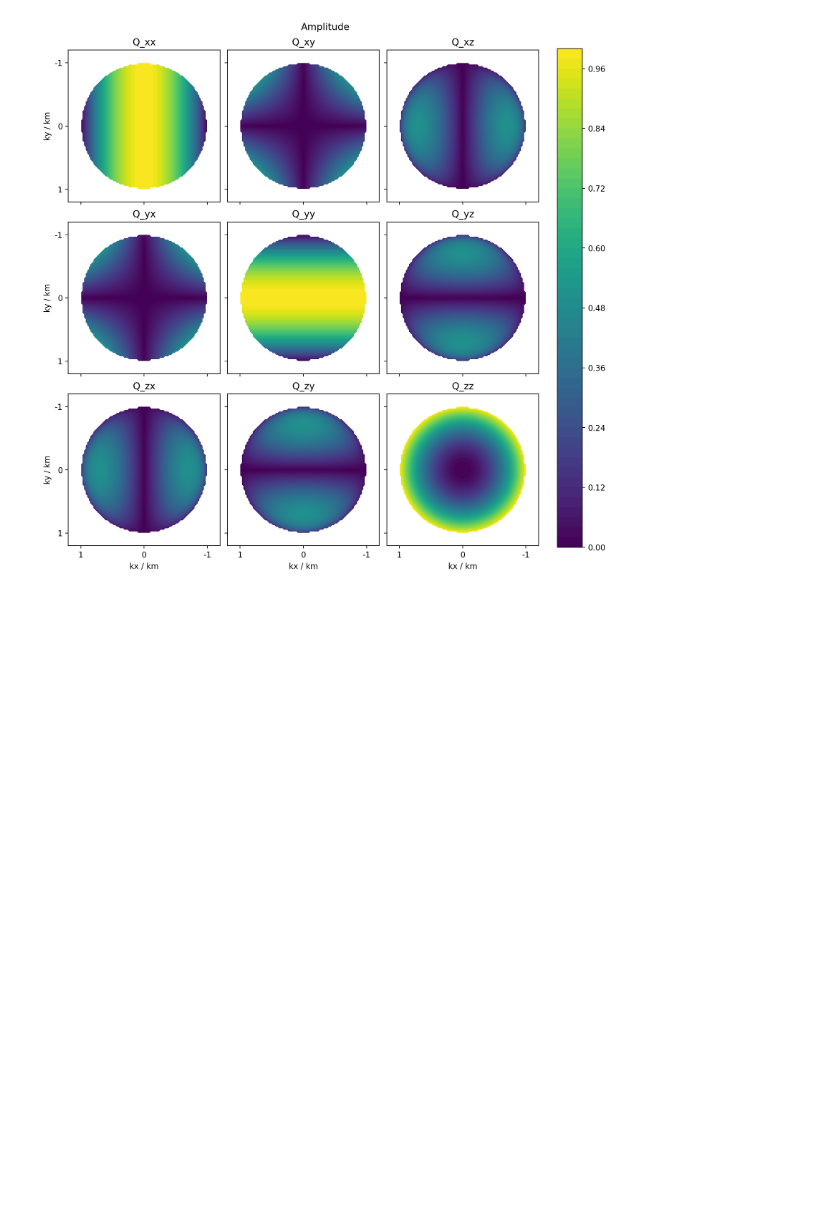
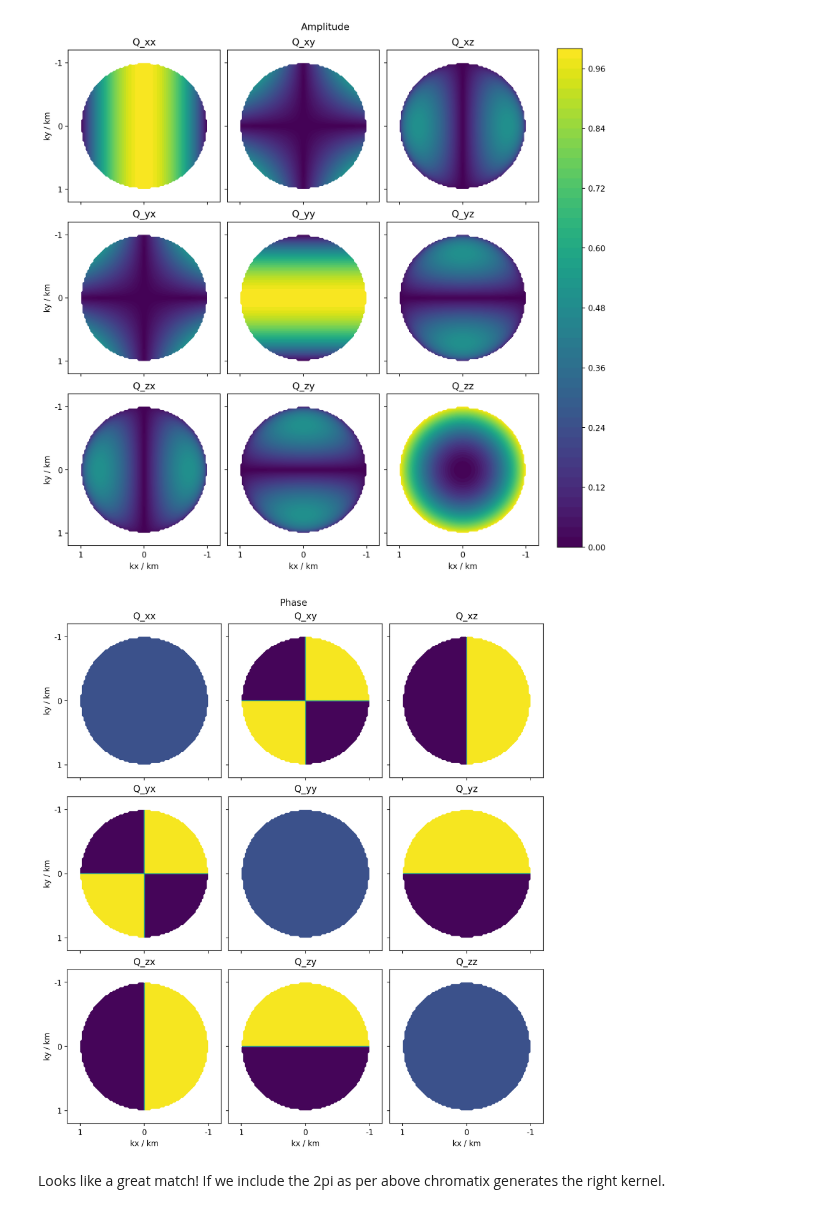
Before and after one commit to chromatix-team/chromatix, a Jupyter notebook: polarised_multislice/00_comparing_ptft.ipynb, the cells around one changed output. Drawn from its saved outputs; the diff is of its cells as text; code cells hidden in the pictures; blank space fills up the shorter version.

```diff
--- a/polarised_multislice/00_comparing_ptft.ipynb
+++ b/polarised_multislice/00_comparing_ptft.ipynb
@@ -150,15 +150,14 @@ plt.show()
 [figure]
 # %%
 # Let's make the full k_grid with chromatix
-k_grid = field.k_grid.squeeze()
-
 n = 1 / (2 * jnp.pi) # we set n = 2pi so that km = 1 as above
 km = 2 * jnp.pi * n / field.spectrum
 
 # We chop off evanescent waves
-# Chromatix k_grid does NOT include 2 pi factor which is why we add it here - thats where 4pi^2 comes from
-kz = jnp.sqrt(jnp.maximum(0.0, km**2 - 4 * jnp.pi **2 * jnp.sum(field.k_grid**2, axis=0, keepdims=True)))
-k_grid = jnp.concatenate([kz, 2 * jnp.pi * field.k_grid], axis=0)
+# Chromatix k_grid does NOT include 2 pi factor; this is where the 2pi below come from
+k_grid = 2 * jnp.pi * field.k_grid
+kz = jnp.sqrt(jnp.maximum(0.0, km**2 -  jnp.sum(k_grid**2, axis=0, keepdims=True)))
+k_grid =  jnp.concatenate([kz, k_grid], axis=0)
 # %%
 # Let's plot the coordinates
 # We see that y is inverted - not a problem but do have to remember
@@ -251,3 +250,45 @@ fig.suptitle("Amplitude")
 plt.show()
 # %% [output]
 [figure]
+# %%
+fig, axes = plt.subplots(nrows=3, ncols=3, figsize=(10, 10), sharex=True, sharey=True, layout="compressed")
+dim = ["x", "y", "z"]
+tick_locs = [-1, 0, 1]
+
+# Plotting amplitudes
+for idx_y in range(3):
+    for idx_x in range(3):
+        ax = axes[idx_y, idx_x]
+        im = ax.contourf(*k_plot, jnp.angle(Q_plot[..., 2 - idx_y, 2 - idx_x]), levels=50)
+        ax.set_xticks(tick_locs)
+        ax.set_xticklabels([])
+        ax.set_xticks(tick_locs)
+        ax.set_yticklabels([])
+        ax.set_title(f"Q_{dim[idx_y]}{dim[idx_x]}")
+        ax.set_aspect("equal")
+
+        # We zoom cause otherwise we don't see much
+        ax.set_xlim([-1.2, 1.2])
+        ax.set_ylim([-1.2, 1.2])
+
+# Adding in labels
+for idx_y in range(3):
+    ax = axes[idx_y, 0]
+    ax.set_yticks(tick_locs)
+    ax.set_yticklabels(["1", "0", "-1"])
+    ax.set_ylabel("ky / km")
+
+for idx_x in range(3):
+    ax = axes[-1, idx_x]
+    ax.set_xticks(tick_locs)
+    ax.set_xticklabels(["1", "0", "-1"])
+    ax.set_xlabel("kx / km")
+
+
+#fig.colorbar(im, ax=axes.ravel().tolist(), fraction=0.053, pad=0.04)
+fig.suptitle("Phase")
+plt.show()
+# %% [output]
+[figure, added]
+# %% [markdown]
+Looks like a great match! If we include the 2pi as per above chromatix generates the right kernel.
```
Also changed, not shown: parts of 1 cell of this notebook, 1 other file.
